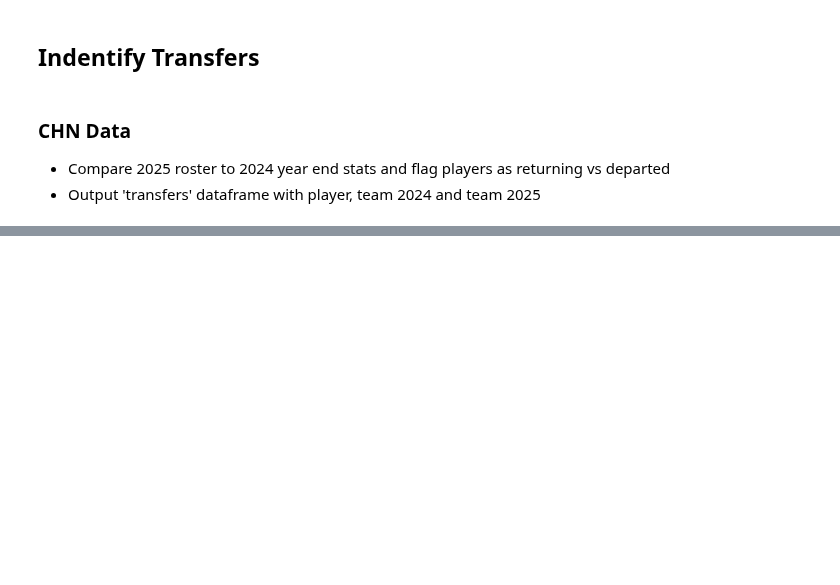
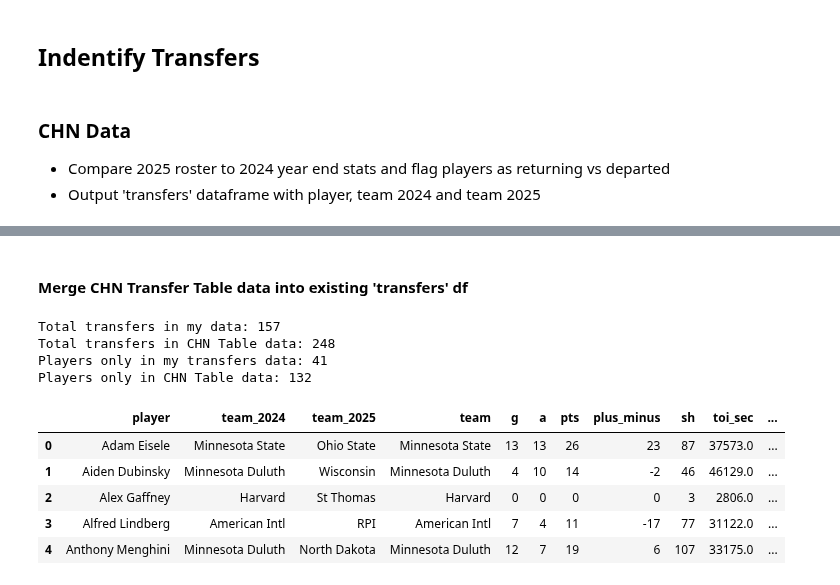
Before and after one commit to JSmith1826/college_hockey_2526, a Jupyter notebook: workbook/preseason_offensive_production_workbook.ipynb, the cells around one changed output, grey strips where cells are left out. Saved outputs shown, nothing was run; the diff lists cells and outputs as text; code cells hidden in the pictures; blank space fills up the shorter version.

```diff
--- a/workbook/preseason_offensive_production_workbook.ipynb
+++ b/workbook/preseason_offensive_production_workbook.ipynb
@@ -176,0 +225,47 @@ transfer_counts.head(10)
+# %% [markdown]
+#### Merge CHN Transfer Table data into existing 'transfers' df
+# %%
+# Merge my transfer table with CHN Table data
+merged_df = transfers.merge(transfer_table, on=['player', 'team_2025'], how='outer', indicator=True)
+
+# Identify players that are in my transfer table but not in CHN Table data
+only_in_my_transfers = merged_df[merged_df['_merge'] == 'left_only']
+
+# Identify players that are in CHN Table data but not in my transfer table
+only_in_rink_live = merged_df[merged_df['_merge'] == 'right_only']
+
+# Save the results to CSV files
+only_in_my_transfers.to_csv(os.path.join(temp_folder, 'only_in_my_transfers.csv'), index=False)
+only_in_rink_live.to_csv(os.path.join(temp_folder, 'only_in_rink_live.csv'), index=False)
+
+# Print a summary of the results
+print(f"Total transfers in my data: {len(transfers)}")
+print(f"Total transfers in CHN Table data: {len(transfer_table)}")
+print(f"Players only in my transfers data: {len(only_in_my_transfers)}")
+print(f"Players only in CHN Table data: {len(only_in_rink_live)}")
+# %% [output]
+Total transfers in my data: 157
+Total transfers in CHN Table data: 248
+Players only in my transfers data: 41
+Players only in CHN Table data: 132
+# %%
+#### Quantify how much production is transferring into each team
+## Rename clean_player to player in stats_2024_df for merging
+stats_2024_df = stats_2024_df.rename(columns={'clean_player': 'player'})
+
+# Merge the transfer list with the stats_2024_df to bring in the player stats
+transfer_stats = transfers.merge(stats_2024_df, on='player', how='left')
+
+transfer_stats.head()
+
+## Check A Team
+# # Michigan State team_2025
+# michigan_state_transfers = transfer_stats[transfer_stats['team_2025'] == 'Michigan State']
+# michigan_state_transfers.head()
+# %% [output]
+|  | player | team_2024 | team_2025 | team | g | a | pts | plus_minus | sh | toi_sec | ... |
+| 0 | Adam Eisele | Minnesota State | Ohio State | Minnesota State | 13 | 13 | 26 | 23 | 87 | 37573.0 | ... |
+| 1 | Aiden Dubinsky | Minnesota Duluth | Wisconsin | Minnesota Duluth | 4 | 10 | 14 | -2 | 46 | 46129.0 | ... |
+| 2 | Alex Gaffney | Harvard | St Thomas | Harvard | 0 | 0 | 0 | 0 | 3 | 2806.0 | ... |
+| 3 | Alfred Lindberg | American Intl | RPI | American Intl | 7 | 4 | 11 | -17 | 77 | 31122.0 | ... |
+| 4 | Anthony Menghini | Minnesota Duluth | North Dakota | Minnesota Duluth | 12 | 7 | 19 | 6 | 107 | 33175.0 | ... |
```
Also changed, not shown: parts of 18 cells of this notebook, 2 other files.
